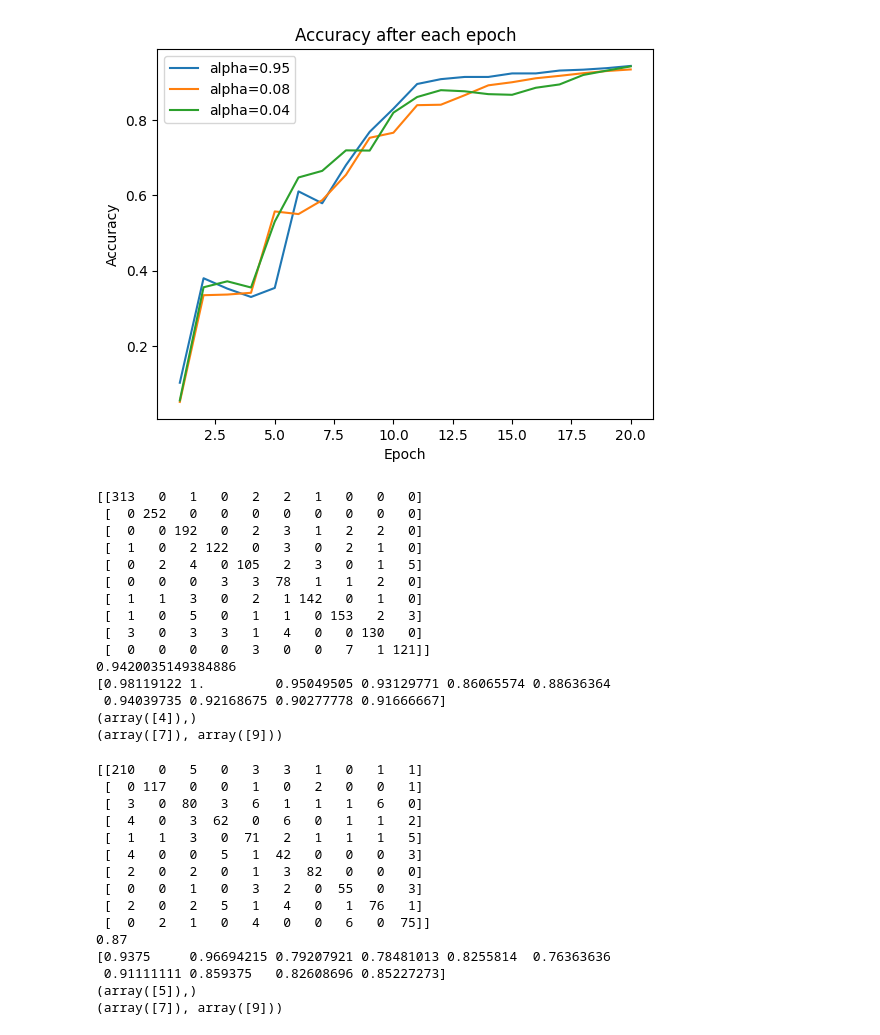
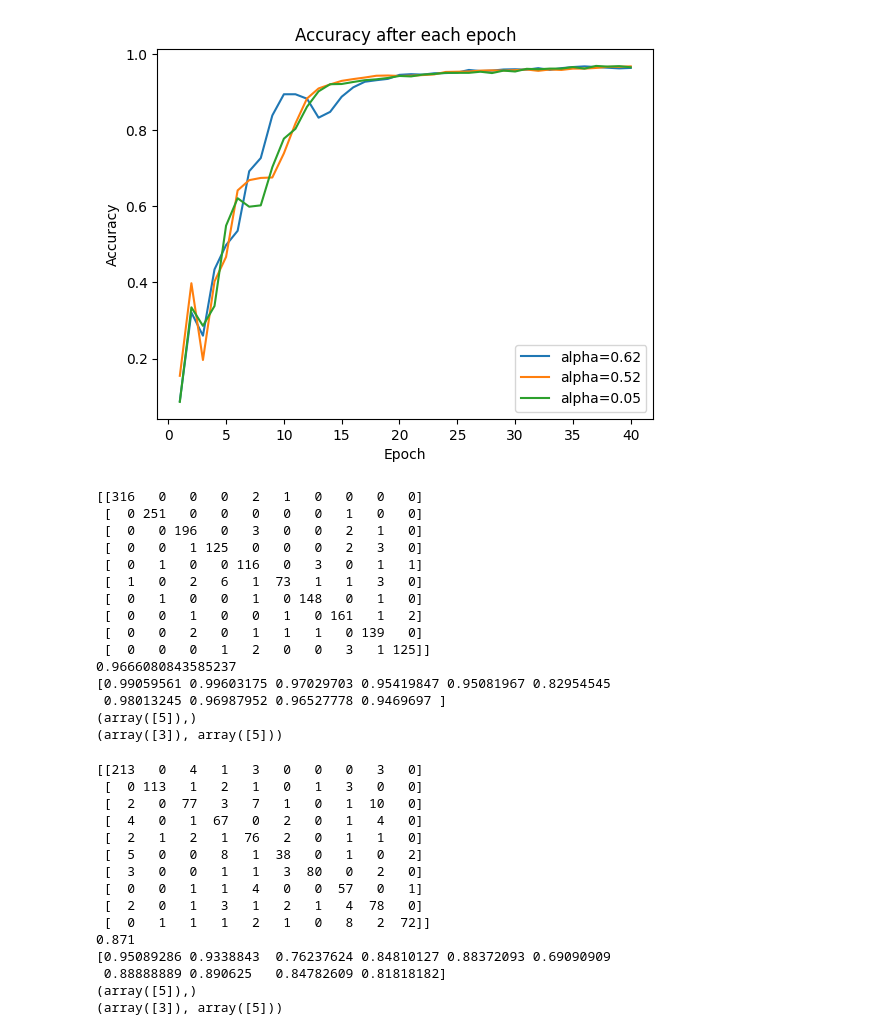
Before and after one commit to yr-chen2000/Deep-Learning-A0, a Jupyter notebook: A0-T2.ipynb, the cells around one changed output. Saved outputs shown, nothing was run; the diff lists cells and outputs as text; code cells hidden in the pictures.

```diff
--- a/A0-T2.ipynb
+++ b/A0-T2.ipynb
@@ -45,35 +45,35 @@ def train(T_train, train_out, W, alpha):
     return W, accuray
 # %%
 alpha=np.random.rand(3)# learning rates
-epochs=20
+epochs=40
 
 #Initialize
 #W=np.zeros((3,257,10))
 #W=np.ones((3,257,10))
 W=np.random.rand(3,257,10)
 Accuracy=np.zeros((3,epochs))
 
 #Train
 T_train=np.hstack([train_in, np.ones((len(train_in), 1))])
 for i in range(epochs):
     W[0], Accuracy[0][i]=train(T_train, train_out, W[0], alpha[0])
     W[1], Accuracy[1][i]=train(T_train, train_out, W[1], alpha[1])
     W[2], Accuracy[2][i]=train(T_train, train_out, W[2], alpha[2])
 
 
 best_index=np.argmax([Accuracy[0][epochs-1], Accuracy[1][epochs-1], Accuracy[2][epochs-1]])
 W_best=W[best_index]
 #plot
 plt.plot(np.arange(1,epochs+1),Accuracy[0],label=f'alpha={alpha[0]:.2f}')
 plt.plot(np.arange(1,epochs+1),Accuracy[1],label=f'alpha={alpha[1]:.2f}')
 plt.plot(np.arange(1,epochs+1),Accuracy[2],label=f'alpha={alpha[2]:.2f}')
 plt.xlabel('Epoch')
 plt.ylabel('Accuracy')
 plt.title('Accuracy after each epoch')
 plt.legend()
 plt.show()
 # %% [output]
-[figure, old version]
+[figure, new version]
 # %%
 #Predictions for the training set
 train_predictions=np.argmax(np.dot(T_train, W_best), axis=1)
@@ -95,21 +95,21 @@ print(accuracy_train)#accuracy in each digits for the training set
 print(Least_acc_train)#most difficult to classify correctly
 print(error_pair_train)#most common mistaken pair for Nearest mean classifier in the training set
 # %% [output]
-[[313   0   1   0   2   2   1   0   0   0]
- [  0 252   0   0   0   0   0   0   0   0]
- [  0   0 192   0   2   3   1   2   2   0]
- [  1   0   2 122   0   3   0   2   1   0]
- [  0   2   4   0 105   2   3   0   1   5]
- [  0   0   0   3   3  78   1   1   2   0]
- [  1   1   3   0   2   1 142   0   1   0]
- [  1   0   5   0   1   1   0 153   2   3]
- [  3   0   3   3   1   4   0   0 130   0]
- [  0   0   0   0   3   0   0   7   1 121]]
-0.9420035149384886
-[0.98119122 1.         0.95049505 0.93129771 0.86065574 0.88636364
- 0.94039735 0.92168675 0.90277778 0.91666667]
-(array([4]),)
-(array([7]), array([9]))
+[[316   0   0   0   2   1   0   0   0   0]
+ [  0 251   0   0   0   0   0   1   0   0]
+ [  0   0 196   0   3   0   0   2   1   0]
+ [  0   0   1 125   0   0   0   2   3   0]
+ [  0   1   0   0 116   0   3   0   1   1]
+ [  1   0   2   6   1  73   1   1   3   0]
+ [  0   1   0   0   1   0 148   0   1   0]
+ [  0   0   1   0   0   1   0 161   1   2]
+ [  0   0   2   0   1   1   1   0 139   0]
+ [  0   0   0   1   2   0   0   3   1 125]]
+0.9666080843585237
+[0.99059561 0.99603175 0.97029703 0.95419847 0.95081967 0.82954545
+ 0.98013245 0.96987952 0.96527778 0.9469697 ]
+(array([5]),)
+(array([3]), array([5]))
 # %%
 #Predictions for the test set
 T_test=np.hstack([test_in, np.ones((len(test_in), 1))])
@@ -131,21 +131,21 @@ print(accuracy_test)#accuracy in each digits for the test set
 print(Least_acc_test)#most difficult to classify correctly
 print(error_pair_test)#most common mistaken pair for Nearest mean classifier in the test set
 # %% [output]
-[[210   0   5   0   3   3   1   0   1   1]
- [  0 117   0   0   1   0   2   0   0   1]
- [  3   0  80   3   6   1   1   1   6   0]
- [  4   0   3  62   0   6   0   1   1   2]
- [  1   1   3   0  71   2   1   1   1   5]
- [  4   0   0   5   1  42   0   0   0   3]
- [  2   0   2   0   1   3  82   0   0   0]
- [  0   0   1   0   3   2   0  55   0   3]
- [  2   0   2   5   1   4   0   1  76   1]
- [  0   2   1   0   4   0   0   6   0  75]]
-0.87
-[0.9375     0.96694215 0.79207921 0.78481013 0.8255814  0.76363636
- 0.91111111 0.859375   0.82608696 0.85227273]
+[[213   0   4   1   3   0   0   0   3   0]
+ [  0 113   1   2   1   0   1   3   0   0]
+ [  2   0  77   3   7   1   0   1  10   0]
+ [  4   0   1  67   0   2   0   1   4   0]
+ [  2   1   2   1  76   2   0   1   1   0]
+ [  5   0   0   8   1  38   0   1   0   2]
+ [  3   0   0   1   1   3  80   0   2   0]
+ [  0   0   1   1   4   0   0  57   0   1]
+ [  2   0   1   3   1   2   1   4  78   0]
+ [  0   1   1   1   2   1   0   8   2  72]]
+0.871
+[0.95089286 0.9338843  0.76237624 0.84810127 0.88372093 0.69090909
+ 0.88888889 0.890625   0.84782609 0.81818182]
 (array([5]),)
-(array([7]), array([9]))
+(array([3]), array([5]))
 # %%
 plt.figure()
 sns.heatmap(con_ma_train, annot=True, fmt='d', cmap='Blues', xticklabels=range(10), yticklabels=range(10), linewidths=0.5, linecolor='black')
```
Also changed, not shown: parts of 2 cells of this notebook.
